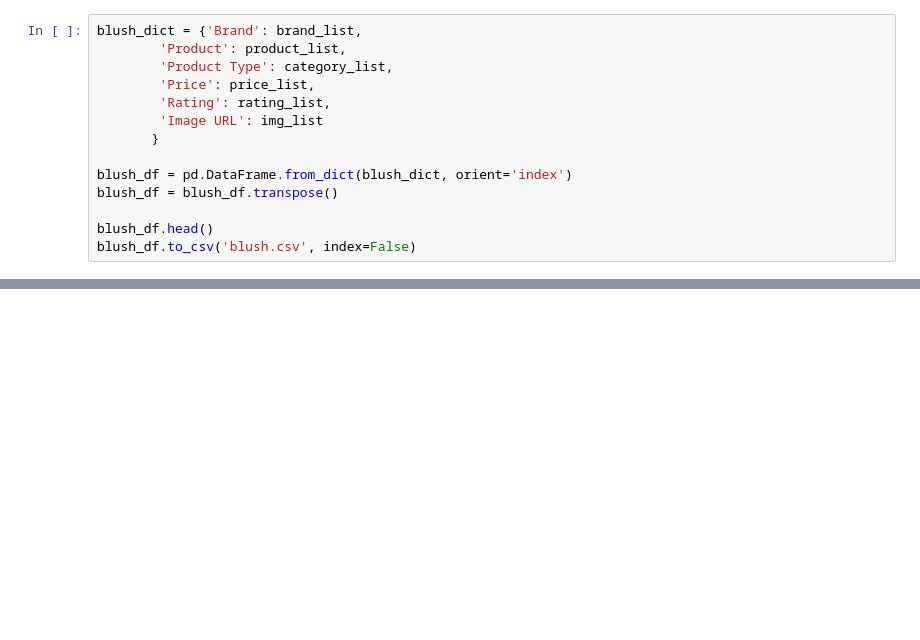
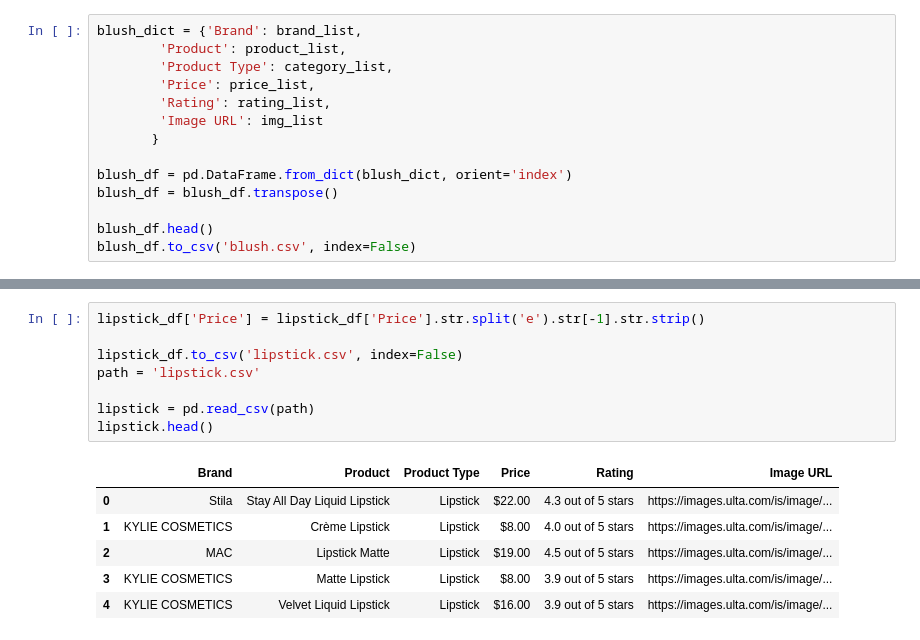
Before and after one commit to jis56/Ulta-Beauty-Scraper-and-Dashboard-App, a Jupyter notebook: webscraping2.ipynb, the cells around one changed output, grey strips where cells are left out. Saved outputs shown, nothing was run; the diff lists cells and outputs as text; blank space fills up the shorter version.

```diff
--- a/webscraping2.ipynb
+++ b/webscraping2.ipynb
@@ -462,0 +482,15 @@ blush_df.to_csv('blush.csv', index=False)
+# %%
+lipstick_df['Price'] = lipstick_df['Price'].str.split('e').str[-1].str.strip()
+
+lipstick_df.to_csv('lipstick.csv', index=False)
+path = 'lipstick.csv'
+
+lipstick = pd.read_csv(path)
+lipstick.head()
+# %% [output]
+|  | Brand | Product | Product Type | Price | Rating | Image URL |
+| 0 | Stila | Stay All Day Liquid Lipstick | Lipstick | $22.00 | 4.3 out of 5 stars | https://images.ulta.com/is/image/... |
+| 1 | KYLIE COSMETICS | Crème Lipstick | Lipstick | $8.00 | 4.0 out of 5 stars | https://images.ulta.com/is/image/... |
+| 2 | MAC | Lipstick Matte | Lipstick | $19.00 | 4.5 out of 5 stars | https://images.ulta.com/is/image/... |
+| 3 | KYLIE COSMETICS | Matte Lipstick | Lipstick | $8.00 | 3.9 out of 5 stars | https://images.ulta.com/is/image/... |
+| 4 | KYLIE COSMETICS | Velvet Liquid Lipstick | Lipstick | $16.00 | 3.9 out of 5 stars | https://images.ulta.com/is/image/... |
```
Also changed, not shown: parts of 7 cells of this notebook, 4 other files.
